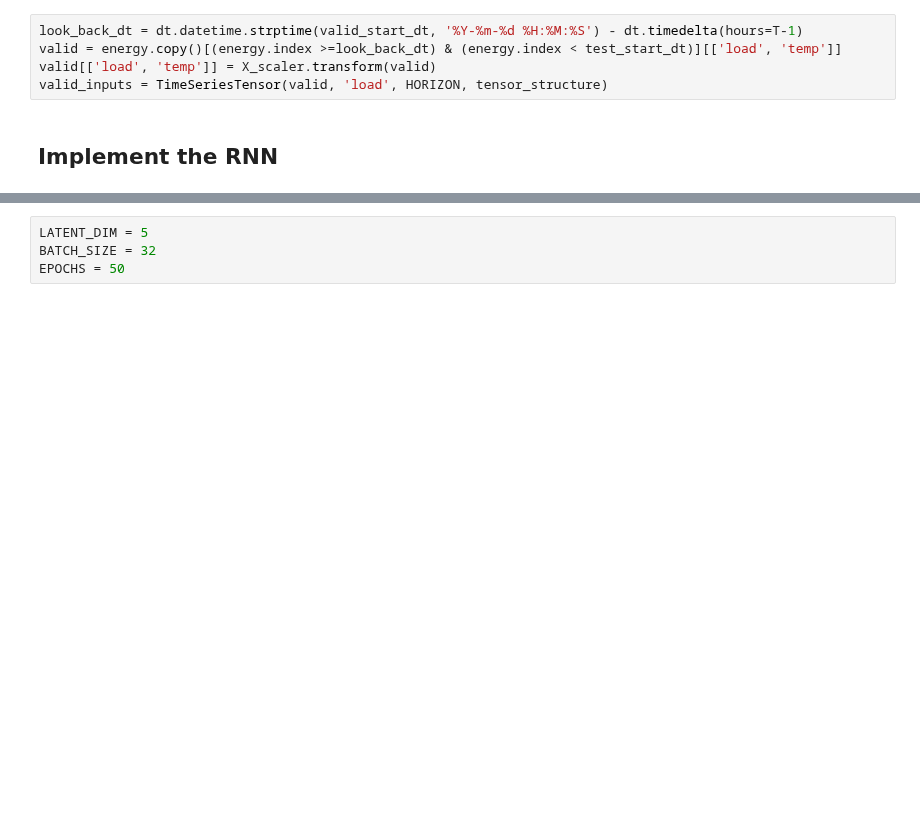
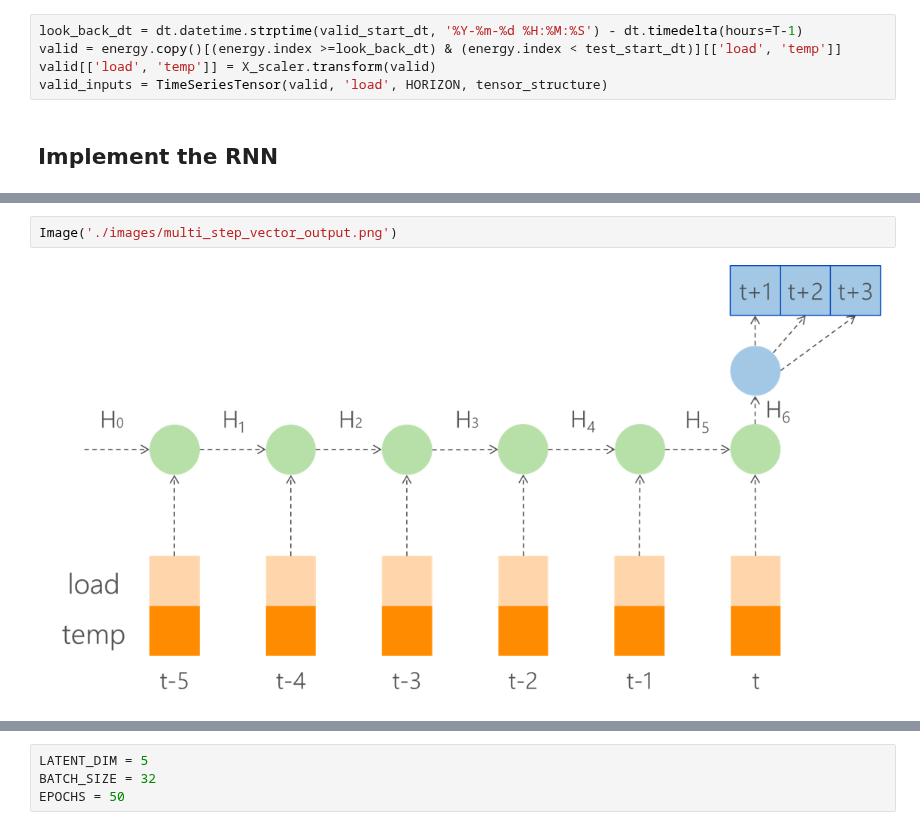
Before and after one commit to Azure/DeepLearningForTimeSeriesForecasting, a Jupyter notebook: 4_multi_step_RNN_vector_output.ipynb, the cells around one changed output, grey strips where cells are left out. Cells and saved outputs as stored; diff of their text form; blank space fills up the shorter version.

Commit message:
update the image plot function in all the notebooks

```diff
--- a/4_multi_step_RNN_vector_output.ipynb
+++ b/4_multi_step_RNN_vector_output.ipynb
@@ -85,3 +123,7 @@ We will implement a RNN forecasting model with the following structure:
+# %%
+Image('./images/multi_step_vector_output.png')
+# %% [output]
+[figure, added]
 # %%
 from keras.models import Model, Sequential
 from keras.layers import GRU, Dense
```
Also changed, not shown: parts of 14 cells of this notebook, 11 other files.
